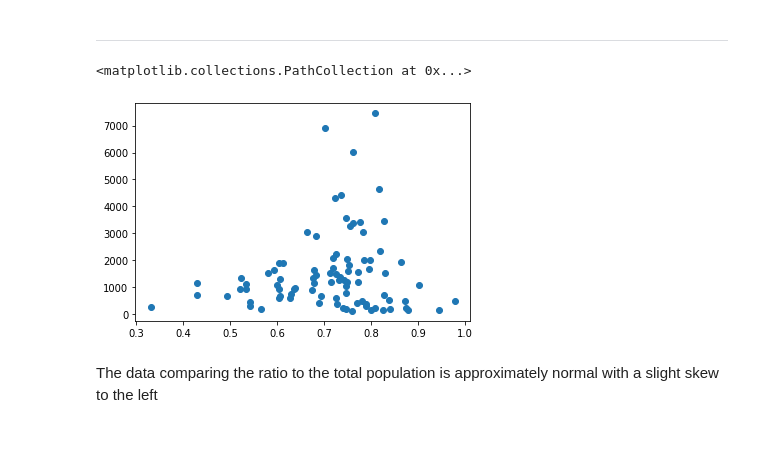
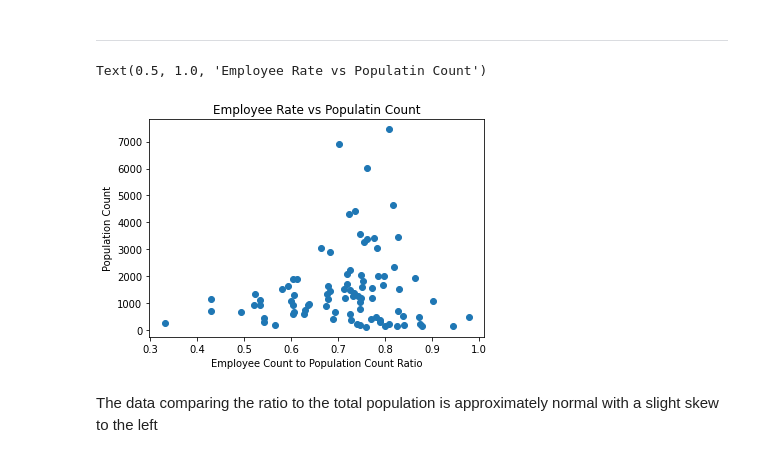
Before and after one commit to JoeGuac/Final-Project, a Jupyter notebook: Employee-Count.ipynb, the cells around one changed output. Drawn from its saved outputs; the diff is of its cells as text; code cells hidden in the pictures.

Commit message:
Employee Count

```diff
--- a/Employee-Count.ipynb
+++ b/Employee-Count.ipynb
@@ -101,35 +101,39 @@ neighborhoodList = []
 ratioTable = {}
 
 
 
 ratio = 0
 maxRatio = 0;
 bestNeighborhood = '';
 bestNeighborhoodPop = 0
 bestNeighborhoodEmpCount = 0
 for index, row in trueData.iterrows():
     neighborhood = row['Neighborhood']
     population = row['Estimate; Total:']
     employeeCount = row['Estimate; Total: - With wage or salary income']
 
     ratio = employeeCount/population
     ratioList.append(ratio)
     populationList.append(population)
     neighborhoodList.append(neighborhood)
     ratioTable[neighborhood] = ratio
 
     if(ratio>maxRatio):
         maxRatio = ratio
         bestNeighborhood = neighborhood
         bestNeighborhoodPop = population
         bestNeighborhoodEmpCount = employeeCount
 
 
 
 plt.scatter(ratioList,populationList) ## skewed to the left
+
+plt.xlabel('Employee Count to Population Count Ratio')
+plt.ylabel('Population Count')
+plt.title('Employee Rate vs Populatin Count')
 # %% [output]
-<matplotlib.collections.PathCollection at 0x...>
+Text(0.5, 1.0, 'Employee Rate vs Populatin Count')
-[figure, old version]
+[figure, new version]
 # %% [markdown]
  The data comparing the ratio to the total population is approximately normal with a slight skew to the left
 # %%
```
Also changed, not shown: parts of 3 cells of this notebook, 1 other file.
